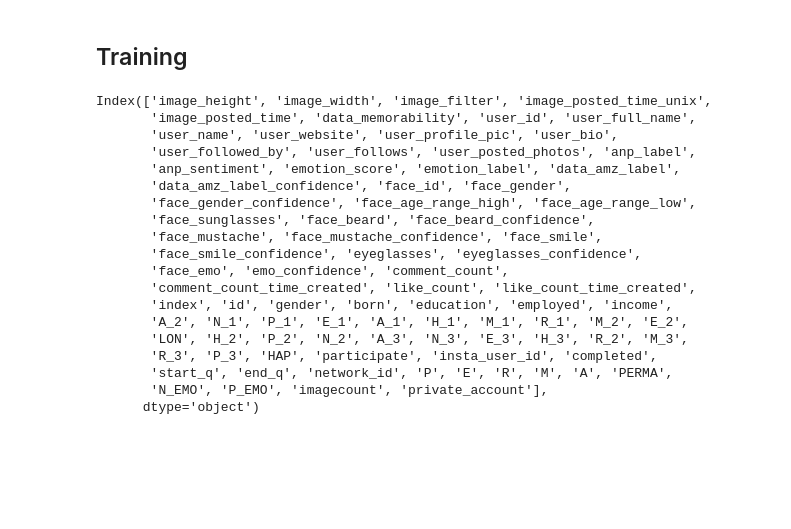
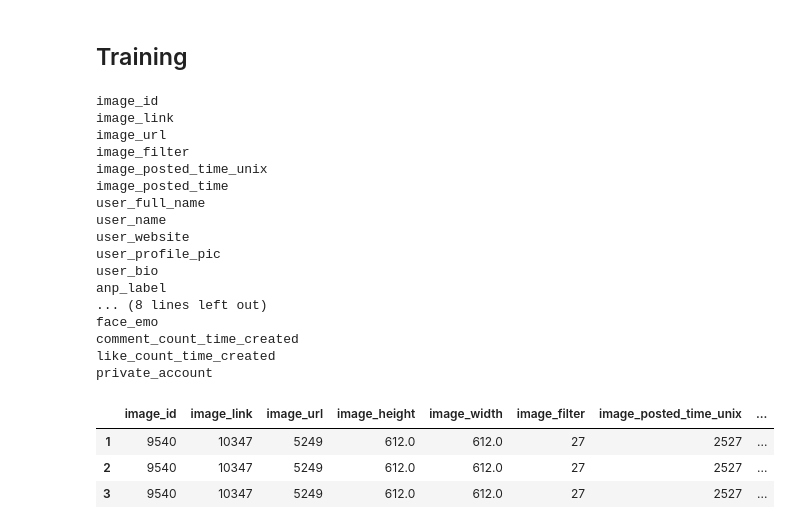
Before and after one commit to JeffreyBosman/FDScase2, a Jupyter notebook: Preprocessing_instagram_assignment.ipynb, the cells around one changed output. Saved outputs shown, nothing was run; the diff lists cells and outputs as text; code cells hidden in the pictures; blank space fills up the shorter version.

```diff
--- a/Preprocessing_instagram_assignment.ipynb
+++ b/Preprocessing_instagram_assignment.ipynb
@@ -227,22 +222,41 @@ permaMeta = permaMeta[permaMeta['image_height'].isnull() == False]
+# %%
+#permaMeta["participate"] = permaMeta["participate"].cat.codes
+columns = permaMeta.columns
+objectsCol = permaMeta.select_dtypes(include=['object']).columns
+
+for column in columns:
+    if column not in ['image_id', 'image_link', 'image_url', 'user_full_name', 'user_name', 'user_bio']:
+        try:
+            permaMeta[column] = permaMeta[column].cat.codes
+        except:
+            continue
+
+for Object in objectsCol:
+    try:
+        permaMeta[Object] = permaMeta[Object].astype('category').cat.codes
+    except:
+        continue
+# %% [output]
+image_id
+image_link
+image_url
+image_filter
+image_posted_time_unix
+image_posted_time
+user_full_name
+user_name
+user_website
+user_profile_pic
+user_bio
+anp_label
+... (8 lines left out)
+face_emo
+comment_count_time_created
+like_count_time_created
+private_account
 # %%
-permaMeta.c
 # %% [output]
-Index(['image_height', 'image_width', 'image_filter', 'image_posted_time_unix',
-       'image_posted_time', 'data_memorability', 'user_id', 'user_full_name',
-       'user_name', 'user_website', 'user_profile_pic', 'user_bio',
-       'user_followed_by', 'user_follows', 'user_posted_photos', 'anp_label',
-       'anp_sentiment', 'emotion_score', 'emotion_label', 'data_amz_label',
-       'data_amz_label_confidence', 'face_id', 'face_gender',
-       'face_gender_confidence', 'face_age_range_high', 'face_age_range_low',
-       'face_sunglasses', 'face_beard', 'face_beard_confidence',
-       'face_mustache', 'face_mustache_confidence', 'face_smile',
-       'face_smile_confidence', 'eyeglasses', 'eyeglasses_confidence',
-       'face_emo', 'emo_confidence', 'comment_count',
-       'comment_count_time_created', 'like_count', 'like_count_time_created',
-       'index', 'id', 'gender', 'born', 'education', 'employed', 'income',
-       'A_2', 'N_1', 'P_1', 'E_1', 'A_1', 'H_1', 'M_1', 'R_1', 'M_2', 'E_2',
-       'LON', 'H_2', 'P_2', 'N_2', 'A_3', 'N_3', 'E_3', 'H_3', 'R_2', 'M_3',
-       'R_3', 'P_3', 'HAP', 'participate', 'insta_user_id', 'completed',
-       'start_q', 'end_q', 'network_id', 'P', 'E', 'R', 'M', 'A', 'PERMA',
-       'N_EMO', 'P_EMO', 'imagecount', 'private_account'],
-      dtype='object')
+|  | image_id | image_link | image_url | image_height | image_width | image_filter | image_posted_time_unix | ... |
+| 1 | 9540 | 10347 | 5249 | 612.0 | 612.0 | 27 | 2527 | ... |
+| 2 | 9540 | 10347 | 5249 | 612.0 | 612.0 | 27 | 2527 | ... |
+| 3 | 9540 | 10347 | 5249 | 612.0 | 612.0 | 27 | 2527 | ... |
```
Also changed, not shown: parts of 13 cells of this notebook.
